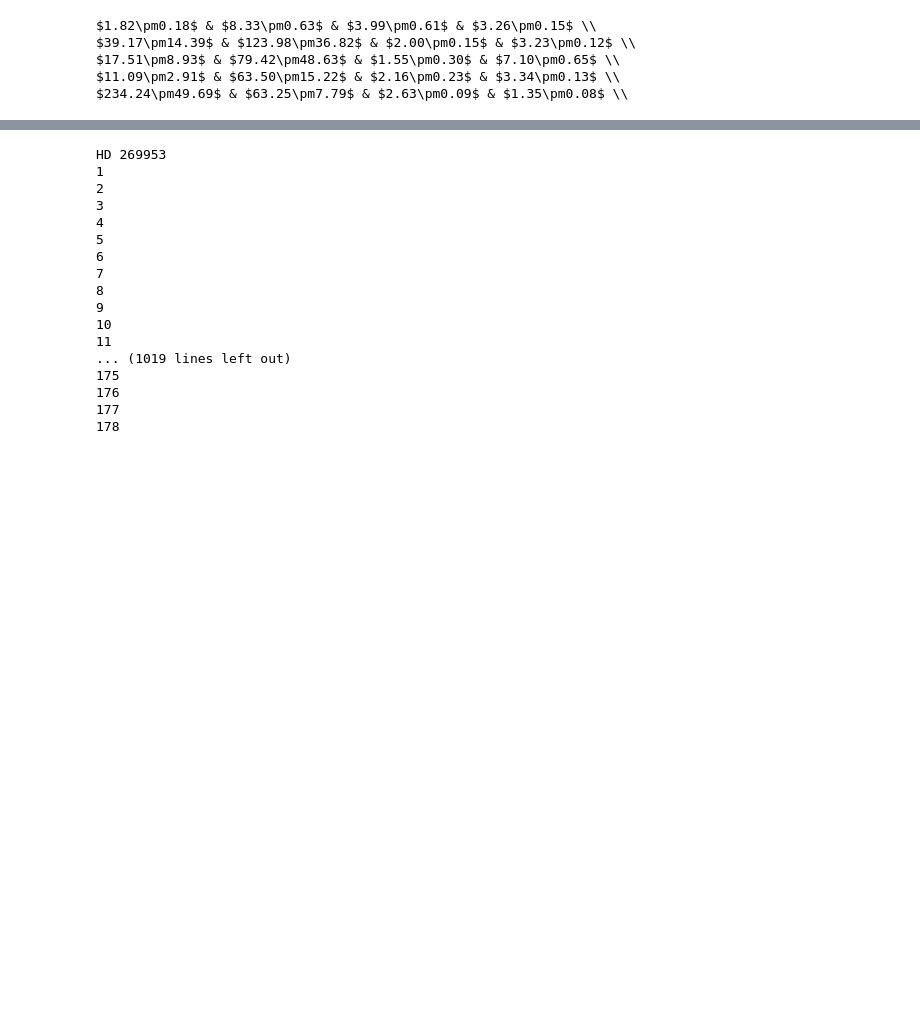
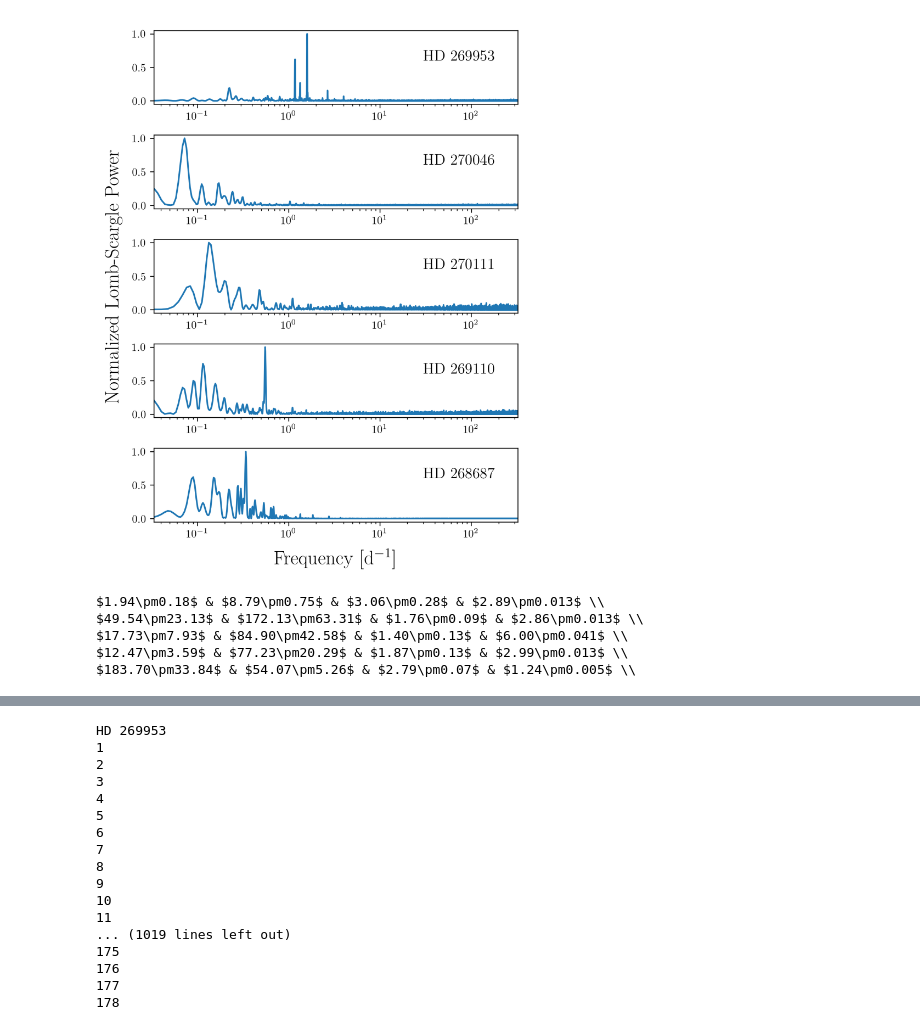
Before and after one commit to tzdwi/TESS, a Jupyter notebook: code/YSG_noise.ipynb, the cells around one changed output, grey strips where cells are left out. Saved outputs shown, nothing was run; the diff lists cells and outputs as text; code cells hidden in the pictures; blank space fills up the shorter version.

```diff
--- a/code/YSG_noise.ipynb
+++ b/code/YSG_noise.ipynb
@@ -81,3 +91,48 @@ perrs = np.array([np.sqrt(np.diag(pcov)) for pcov in pcovs])
+# %%
+#We're gonna need to make a Figure real quick for the TESS Cycle 2 proposal
+fig, axes = plt.subplots(5, figsize=(6,7.5),dpi=300)
+for i,tid in enumerate(ysg_tics):
+    fname = np.unique(massive['CommonName'][massive['ticid']==tid])[0].replace('*','').replace('V','')
+    lc, lc_smooth = lc_extract(get_lc_from_id(tid), smooth=128)
+    ax = axes[i]
+    if (fname == 'HD 268687'):
+        lc, p = polynorm(lc, deg=7)
+        time, flux = lc['Time'], lc['NormFlux']
+    else:
+        time, flux = lc['Time'], lc['Flux']
+
+    pseudo_NF = 0.5 / (np.mean(np.diff(time)))
+
+    ls = LombScargle(time, flux, normalization='psd')
+    f, p = ls.autopower(minimum_frequency=1.0/30.0,
+                    maximum_frequency=pseudo_NF)
+
+    ax.plot(f, p/np.max(p), label='Lomb-Scargle')
+    ax.text(30, 0.6, fname, fontsize=14)
+    ax.set(xlim=(1.0/30.0,pseudo_NF), xscale='log')
+
+
+labax = fig.add_subplot(111)
+labax.spines['top'].set_color('none')
+labax.spines['bottom'].set_color('none')
+labax.spines['left'].set_color('none')
+labax.spines['right'].set_color('none')
+labax.tick_params(labelcolor='w', top=False, bottom=False, left=False, right=False)
+labax.set(xlabel='Frequency [d$^{-1}$]', ylabel='Normalized Lomb-Scargle Power')
+labax.set_zorder(-1)
+fig.tight_layout()
+
+labax.xaxis.label.set_size(18)
+labax.yaxis.label.set_size(18)
+for tick in labax.xaxis.get_major_ticks():
+    tick.label.set_fontsize(14)
+for tick in labax.yaxis.get_major_ticks():
+    tick.label.set_fontsize(14)
+
+plt.tight_layout()
+plt.savefig('../../Proposals/TESS_C2/fig1b.pdf')
+# %% [output]
+[figure, added]
 # %%
 logLs = [5.437,np.nan,np.nan,5.251,5.169]
 logTs = [3.692,np.nan,np.nan,3.750,3.784]
@@ -91,13 +146,13 @@ alpha_ws = popts[:,3]
 e_alpha_ws = perrs[:,3]
 # %%
 for a,ae,t,te,g,ge,w,we in zip(alpha_0s,e_alpha_0s,taus,e_taus,gammas,e_gammas,alpha_ws,e_alpha_ws):
-    print('${0:.2f}\pm{1:.2f}$ & ${2:.2f}\pm{3:.2f}$ & ${4:.2f}\pm{5:.2f}$ & ${6:.2f}\pm{7:.2f}$ \\\\'.format(a/1e-4,ae/1e-4,t/1e-2,te/1e-2,g,ge,w/1e-5,we/1e-5).replace('e','\\times10^{'))
+    print('${0:.2f}\pm{1:.2f}$ & ${2:.2f}\pm{3:.2f}$ & ${4:.2f}\pm{5:.2f}$ & ${6:.2f}\pm{7:.3f}$ \\\\'.format(a/1e-4,ae/1e-4,t/1e-2,te/1e-2,g,ge,w/1e-5,we/1e-5).replace('e','\\times10^{'))
 # %% [output]
-$1.82\pm0.18$ & $8.33\pm0.63$ & $3.99\pm0.61$ & $3.26\pm0.15$ \\
-$39.17\pm14.39$ & $123.98\pm36.82$ & $2.00\pm0.15$ & $3.23\pm0.12$ \\
-$17.51\pm8.93$ & $79.42\pm48.63$ & $1.55\pm0.30$ & $7.10\pm0.65$ \\
-$11.09\pm2.91$ & $63.50\pm15.22$ & $2.16\pm0.23$ & $3.34\pm0.13$ \\
-$234.24\pm49.69$ & $63.25\pm7.79$ & $2.63\pm0.09$ & $1.35\pm0.08$ \\
+$1.94\pm0.18$ & $8.79\pm0.75$ & $3.06\pm0.28$ & $2.89\pm0.013$ \\
+$49.54\pm23.13$ & $172.13\pm63.31$ & $1.76\pm0.09$ & $2.86\pm0.013$ \\
+$17.73\pm7.93$ & $84.90\pm42.58$ & $1.40\pm0.13$ & $6.00\pm0.041$ \\
+$12.47\pm3.59$ & $77.23\pm20.29$ & $1.87\pm0.13$ & $2.99\pm0.013$ \\
+$183.70\pm33.84$ & $54.07\pm5.26$ & $2.79\pm0.07$ & $1.24\pm0.005$ \\
 # %%
 fig, ax = plt.subplots(2)
 ax[0].errorbar(logLs,alpha_0s,yerr=e_alpha_0s,fmt='o')
```
Also changed, not shown: parts of 4 cells of this notebook, 10 other files.
